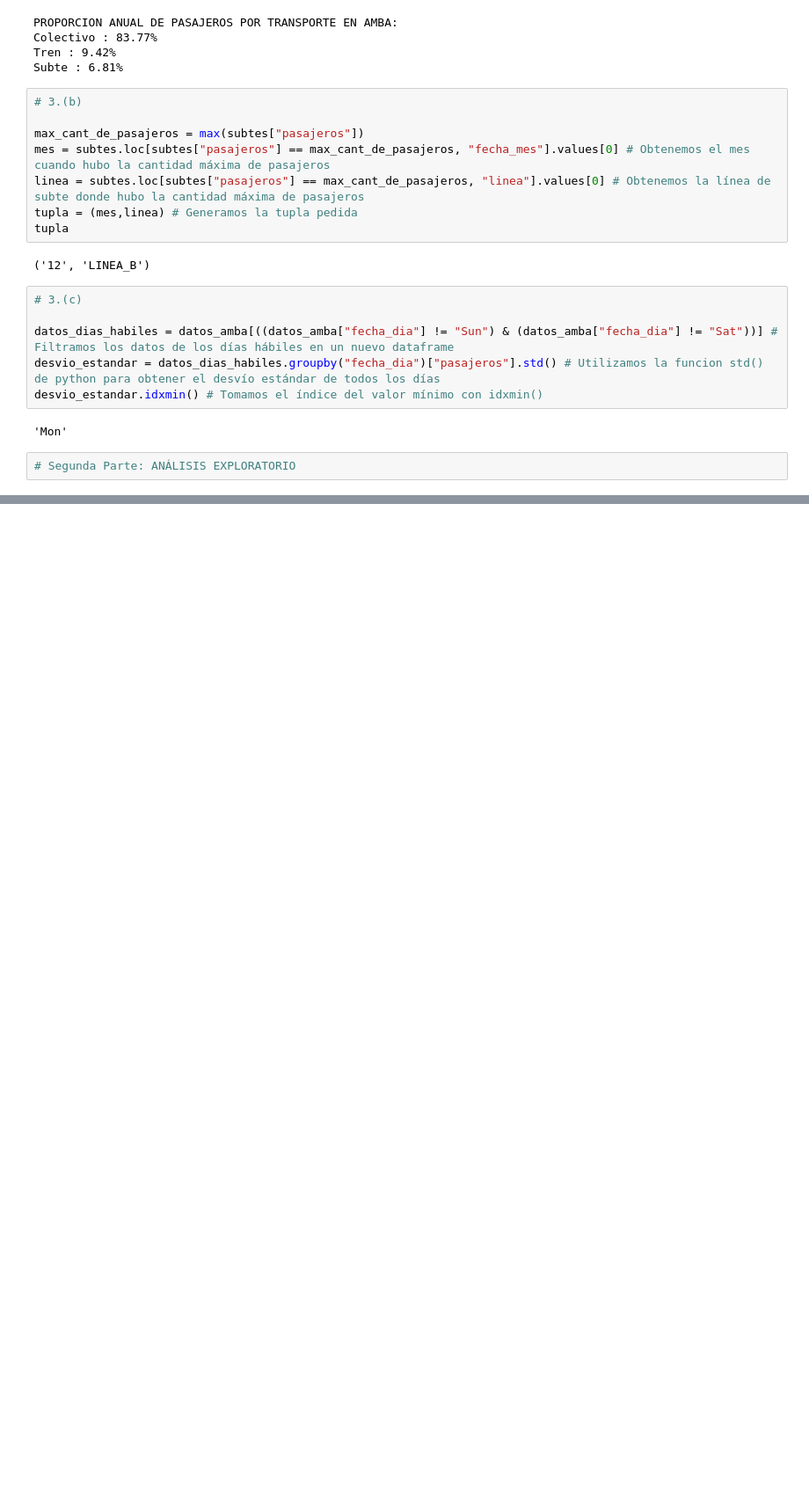
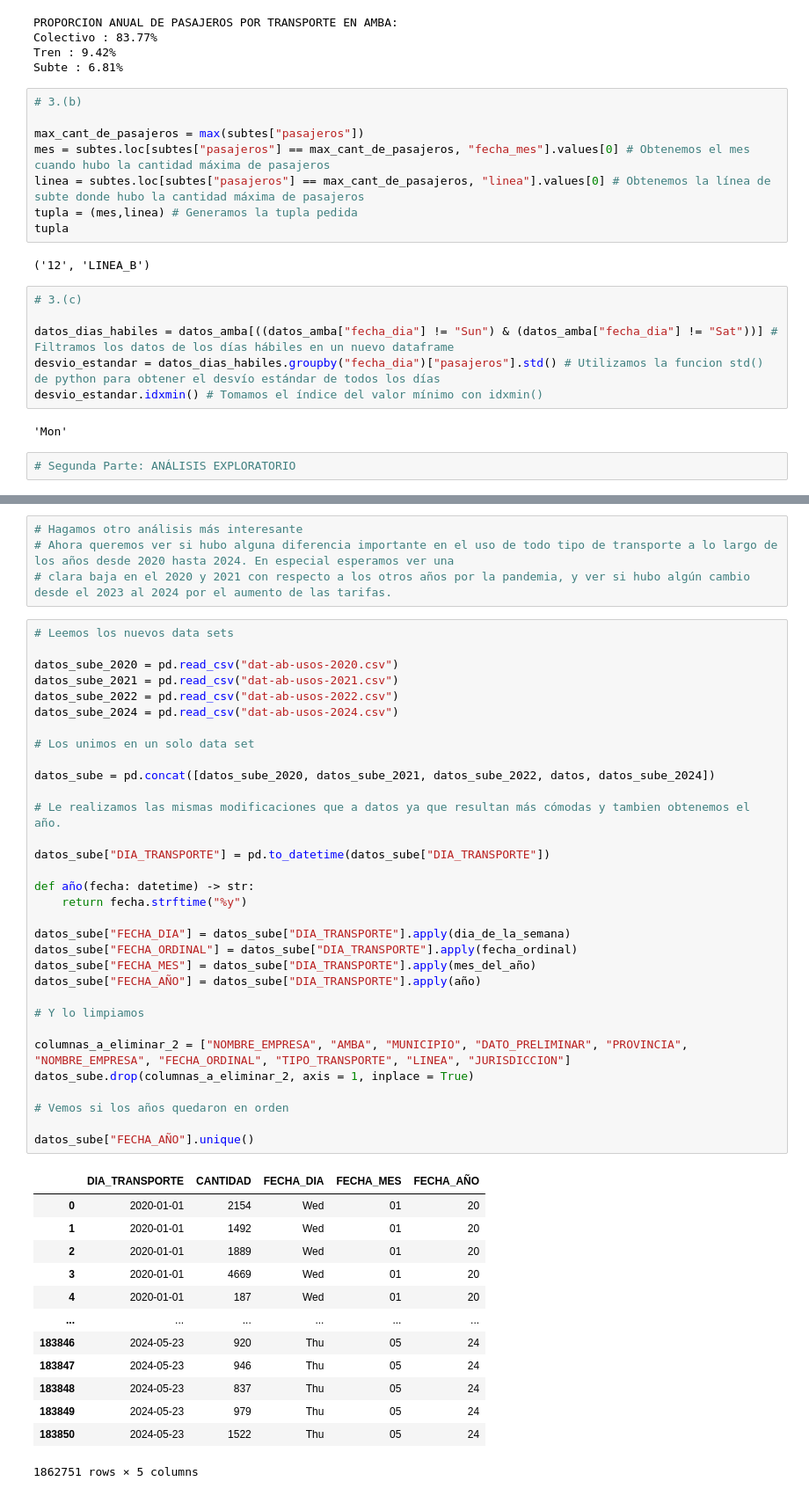
Before and after one commit to romanprs03/labo_de_datos, a Jupyter notebook: TP1/Román_Parisi_Joaquín_Núñez.ipynb, the cells around one changed output, grey strips where cells are left out. Shown: that part at 88% size. Saved outputs shown, nothing was run; the diff lists cells and outputs as text; blank space fills up the shorter version.

```diff
--- a/TP1/Román_Parisi_Joaquín_Núñez.ipynb
+++ b/TP1/Román_Parisi_Joaquín_Núñez.ipynb
@@ -197,0 +197,50 @@ nuevo_df
+# %%
+# Hagamos otro análisis más interesante
+# Ahora queremos ver si hubo alguna diferencia importante en el uso de todo tipo de transporte a lo largo de los años desde 2020 hasta 2024. En especial esperamos ver una
+# clara baja en el 2020 y 2021 con respecto a los otros años por la pandemia, y ver si hubo algún cambio desde el 2023 al 2024 por el aumento de las tarifas.
+# %%
+# Leemos los nuevos data sets
+
+datos_sube_2020 = pd.read_csv("dat-ab-usos-2020.csv")
+datos_sube_2021 = pd.read_csv("dat-ab-usos-2021.csv")
+datos_sube_2022 = pd.read_csv("dat-ab-usos-2022.csv")
+datos_sube_2024 = pd.read_csv("dat-ab-usos-2024.csv")
+
+# Los unimos en un solo data set
+
+datos_sube = pd.concat([datos_sube_2020, datos_sube_2021, datos_sube_2022, datos, datos_sube_2024])
+
+# Le realizamos las mismas modificaciones que a datos ya que resultan más cómodas y tambien obtenemos el año.
+
+datos_sube["DIA_TRANSPORTE"] = pd.to_datetime(datos_sube["DIA_TRANSPORTE"])
+
+def año(fecha: datetime) -> str:
+    return fecha.strftime("%y")
+
+datos_sube["FECHA_DIA"] = datos_sube["DIA_TRANSPORTE"].apply(dia_de_la_semana)
+datos_sube["FECHA_ORDINAL"] = datos_sube["DIA_TRANSPORTE"].apply(fecha_ordinal)
+datos_sube["FECHA_MES"] = datos_sube["DIA_TRANSPORTE"].apply(mes_del_año)
+datos_sube["FECHA_AÑO"] = datos_sube["DIA_TRANSPORTE"].apply(año)
+
+# Y lo limpiamos
+
+columnas_a_eliminar_2 = ["NOMBRE_EMPRESA", "AMBA", "MUNICIPIO", "DATO_PRELIMINAR", "PROVINCIA", "NOMBRE_EMPRESA", "FECHA_ORDINAL", "TIPO_TRANSPORTE", "LINEA", "JURISDICCION"]
+datos_sube.drop(columnas_a_eliminar_2, axis = 1, inplace = True)
+
+# Vemos si los años quedaron en orden
+
+datos_sube["FECHA_AÑO"].unique()
+# %% [output]
+|  | DIA_TRANSPORTE | CANTIDAD | FECHA_DIA | FECHA_MES | FECHA_AÑO |
+| 0 | 2020-01-01 | 2154 | Wed | 01 | 20 |
+| 1 | 2020-01-01 | 1492 | Wed | 01 | 20 |
+| 2 | 2020-01-01 | 1889 | Wed | 01 | 20 |
+| 3 | 2020-01-01 | 4669 | Wed | 01 | 20 |
+| 4 | 2020-01-01 | 187 | Wed | 01 | 20 |
+| ... | ... | ... | ... | ... | ... |
+| 183846 | 2024-05-23 | 920 | Thu | 05 | 24 |
+| 183847 | 2024-05-23 | 946 | Thu | 05 | 24 |
+| 183848 | 2024-05-23 | 837 | Thu | 05 | 24 |
+| 183849 | 2024-05-23 | 979 | Thu | 05 | 24 |
+| 183850 | 2024-05-23 | 1522 | Thu | 05 | 24 |
+1862751 rows × 5 columns
```
Also changed, not shown: parts of 8 cells of this notebook, 4 other files.
